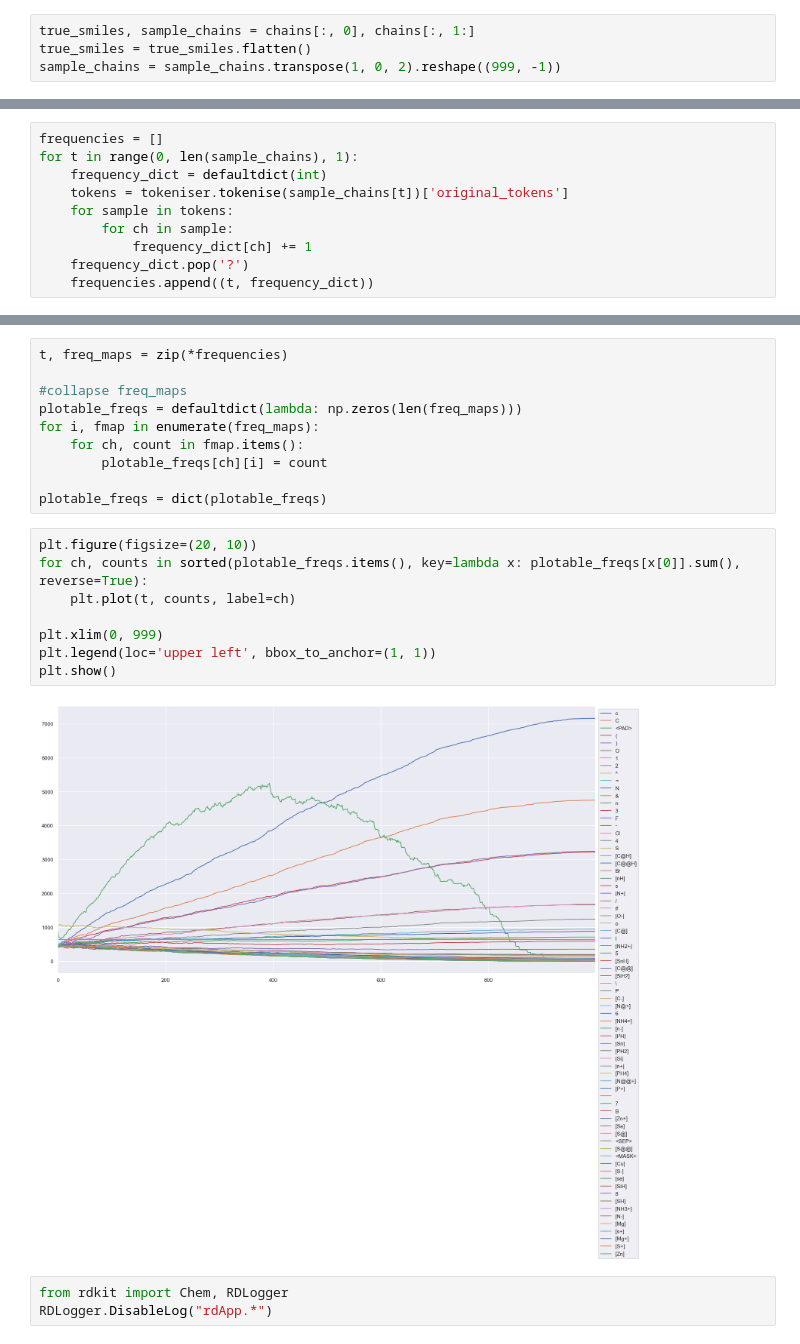
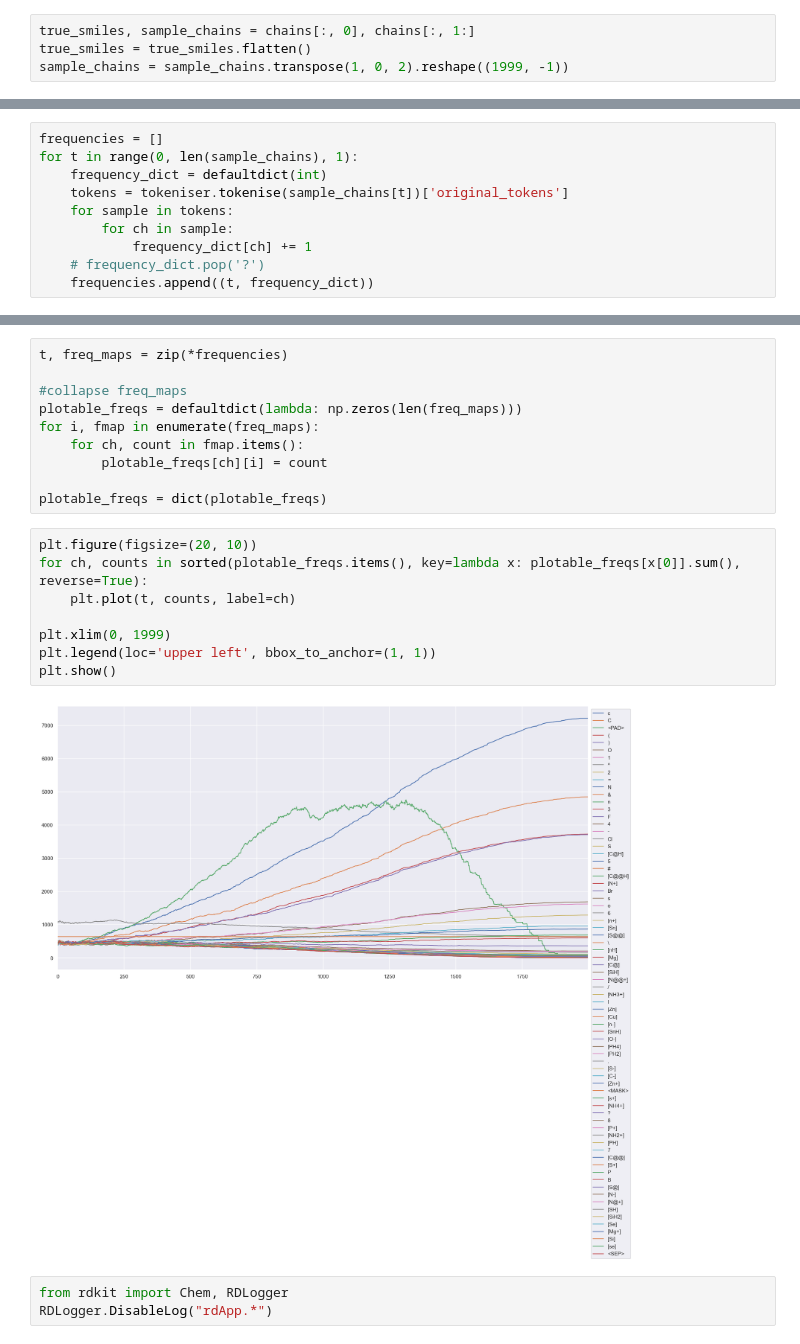
Before and after one commit to sfcurre/DiffER, a Jupyter notebook: eval_chains.ipynb, the cells around one changed output, grey strips where cells are left out. Drawn from its saved outputs; the diff is of its cells as text.

```diff
--- a/eval_chains.ipynb
+++ b/eval_chains.ipynb
@@ -22,7 +22,7 @@ print(chains.shape)
 # %%
 true_smiles, sample_chains = chains[:, 0], chains[:, 1:]
 true_smiles = true_smiles.flatten()
-sample_chains = sample_chains.transpose(1, 0, 2).reshape((999, -1))
+sample_chains = sample_chains.transpose(1, 0, 2).reshape((1999, -1))
 # %%
 tokens = tokeniser.tokenise(true_smiles[:10])['original_tokens']
 print(tokens)
@@ -43,7 +43,7 @@ for t in range(0, len(sample_chains), 1):
     for sample in tokens:
         for ch in sample:
             frequency_dict[ch] += 1
-    frequency_dict.pop('?')
+    # frequency_dict.pop('?')
     frequencies.append((t, frequency_dict))
 # %%
 true_frequencies = defaultdict(int)
@@ -103,13 +103,13 @@ plotable_freqs = dict(plotable_freqs)
 # %%
 plt.figure(figsize=(20, 10))
 for ch, counts in sorted(plotable_freqs.items(), key=lambda x: plotable_freqs[x[0]].sum(), reverse=True):
     plt.plot(t, counts, label=ch)
 
-plt.xlim(0, 999)
+plt.xlim(0, 1999)
 plt.legend(loc='upper left', bbox_to_anchor=(1, 1))
 plt.show()
 # %% [output]
-[figure, old version]
+[figure, new version]
 # %%
 from rdkit import Chem, RDLogger
 RDLogger.DisableLog("rdApp.*")
```
Also changed, not shown: parts of 17 cells of this notebook, 7 other files.
